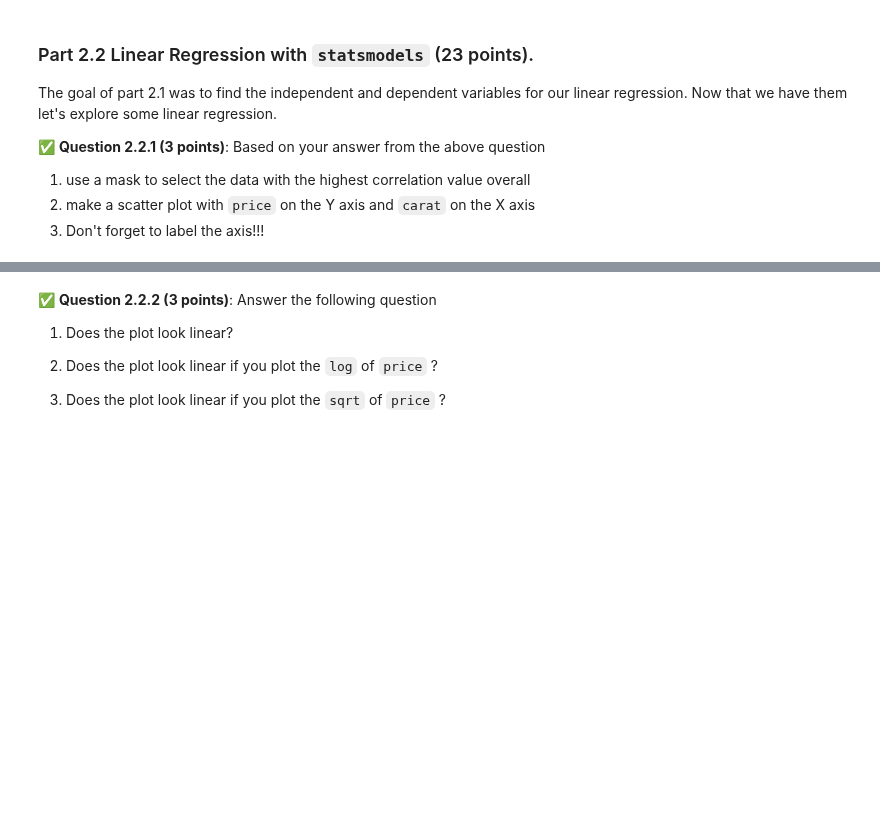
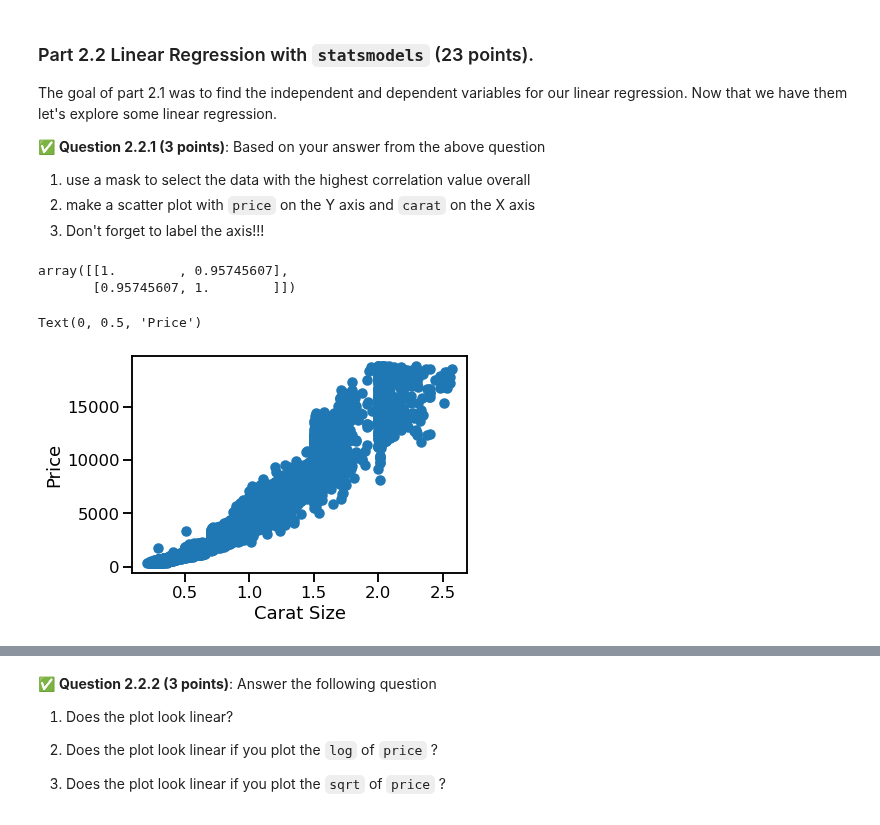
Before and after one commit to Rajmeet/cmse202-s22-turnin, a Jupyter notebook: hw-04/HW-04_Regression-RajmeetSinghChandok.ipynb, the cells around one changed output, grey strips where cells are left out. Cells and saved outputs as stored; diff of their text form; code cells hidden in the pictures; blank space fills up the shorter version.

```diff
--- a/hw-04/HW-04_Regression-RajmeetSinghChandok.ipynb
+++ b/hw-04/HW-04_Regression-RajmeetSinghChandok.ipynb
@@ -221,0 +361,14 @@ The goal of part 2.1 was to find the independent and dependent variables for our
+# %%
+SI1_mask = df['clarity'] == 'SI1'
+SI1_cut = df[SI1_mask]
+np.corrcoef(SI1_cut['price'], SI1_cut['carat'])
+# %% [output]
+array([[1.        , 0.95745607],
+       [0.95745607, 1.        ]])
+# %%
+plt.scatter(SI1_cut['carat'], SI1_cut['price'])
+plt.xlabel("Carat Size")
+plt.ylabel("Price")
+# %% [output]
+Text(0, 0.5, 'Price')
+[figure, added]
```
Also changed, not shown: parts of 39 cells of this notebook, 1 other file.
